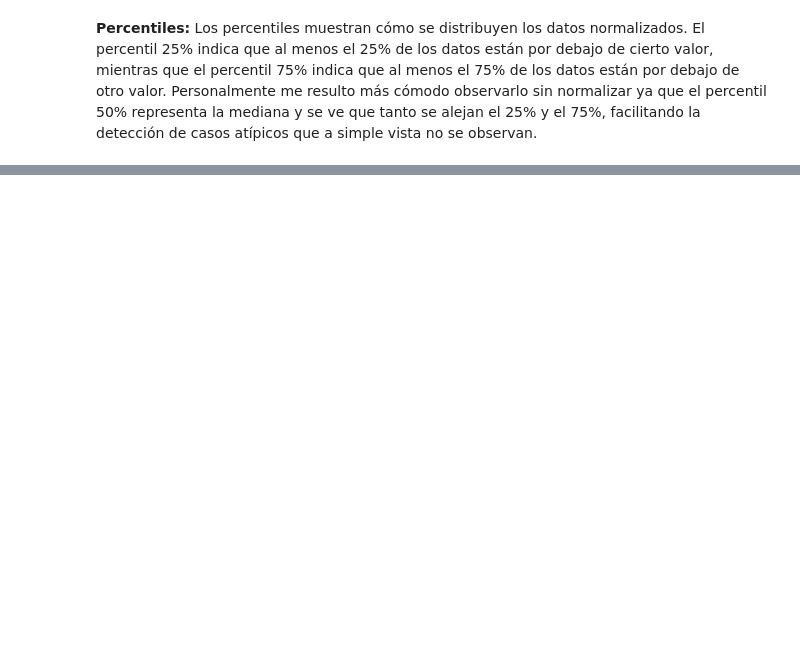
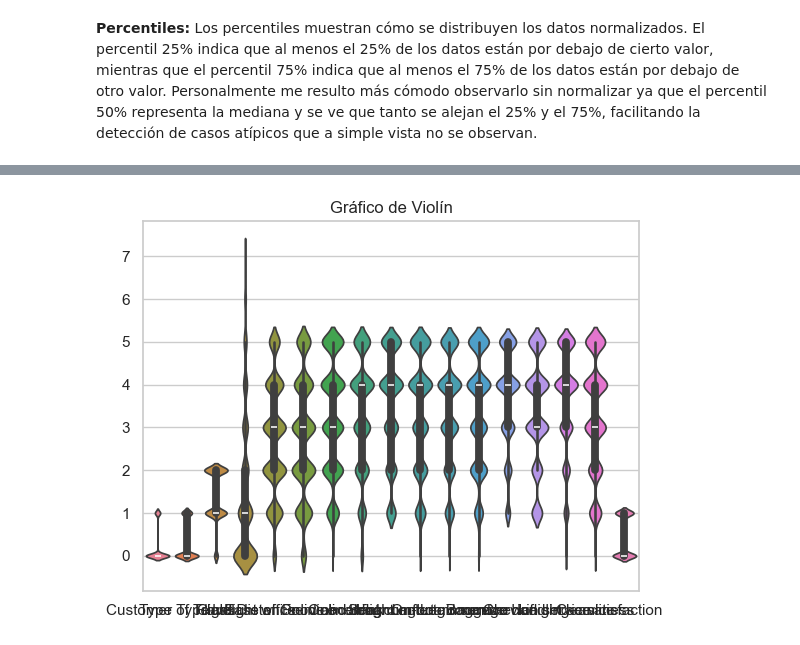
Before and after one commit to MarSiscovich/Airline_Passenger_Satisfaction, a Jupyter notebook: analisis_datos.ipynb, the cells around one changed output, grey strips where cells are left out. Cells and saved outputs as stored; diff of their text form; code cells hidden in the pictures; blank space fills up the shorter version.

```diff
--- a/analisis_datos.ipynb
+++ b/analisis_datos.ipynb
@@ -258,0 +301,9 @@ df.describe()
+# %%
+import seaborn as sns
+
+# Crear el gráfico de violín
+sns.violinplot(data=df)
+plt.title('Gráfico de Violín')
+plt.show()
+# %% [output]
+[figure, added]
```
Also changed, not shown: parts of 7 cells of this notebook, 1 other file.
